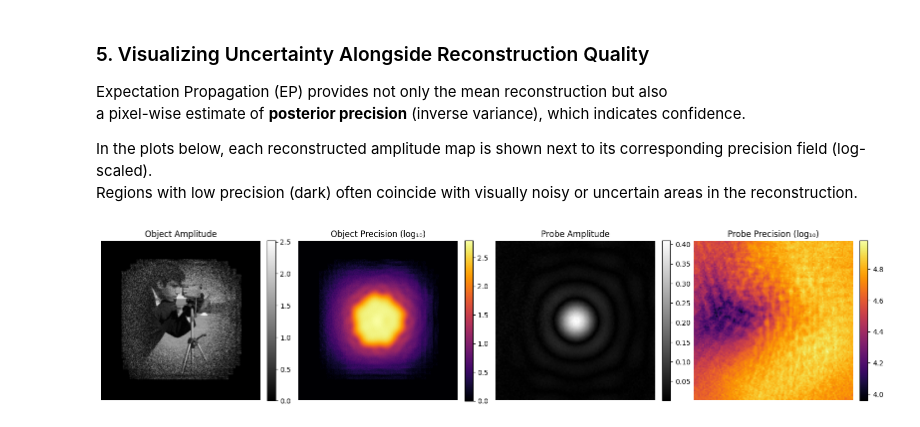
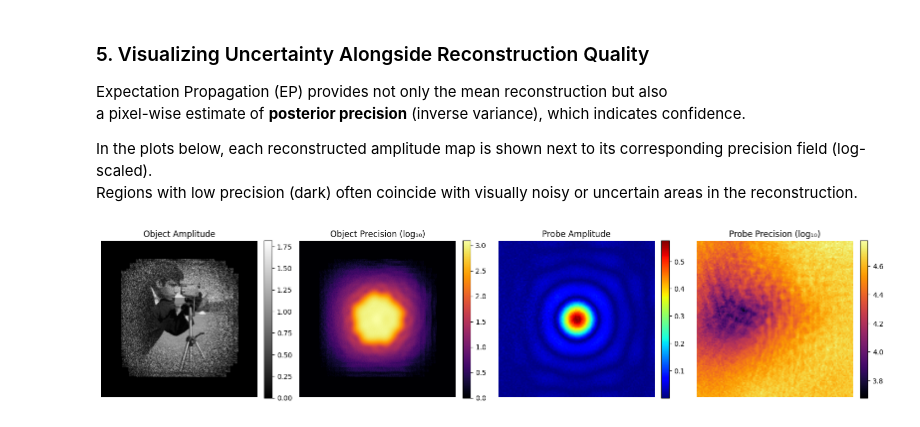
Before and after one commit to sacbow/gPIE, a Jupyter notebook: examples/notebooks/blind_ptychography_with_phase.ipynb, the cells around one changed output. Cells and saved outputs as stored; diff of their text form; code cells hidden in the pictures.

```diff
--- a/examples/notebooks/blind_ptychography_with_phase.ipynb
+++ b/examples/notebooks/blind_ptychography_with_phase.ipynb
@@ -210,7 +210,9 @@ g.generate_sample(rng=np.random.default_rng(seed=999), update_observed=True)
 # %% [markdown]
 ### 5. Run Inference
 # %%
-g.run(n_iter=100) # takes about 20 seconds in the developpers' laptop
+n_iter = 200
+
+g.run(n_iter=n_iter)
 # %%
 import matplotlib.pyplot as plt
 import numpy as np
@@ -278,32 +280,32 @@ prb_prec = prb_belief.precision()[0]
 
 # === Combine all 4 images in a single row ===
 fig, axes = plt.subplots(1, 4, figsize=(16, 4))
 
 # Object amplitude
 im0 = axes[0].imshow(np.abs(obj_est), cmap="gray")
 axes[0].set_title("Object Amplitude")
 axes[0].axis("off")
 plt.colorbar(im0, ax=axes[0], fraction=0.046, pad=0.04)
 
 # Object precision (log scale)
 im1 = axes[1].imshow(np.log10(obj_prec + 1e-12), cmap="inferno")
 axes[1].set_title("Object Precision (log₁₀)")
 axes[1].axis("off")
 plt.colorbar(im1, ax=axes[1], fraction=0.046, pad=0.04)
 
 # Probe amplitude
-im2 = axes[2].imshow(np.abs(prb_est), cmap="gray")
+im2 = axes[2].imshow(np.abs(prb_est), cmap="jet")
 axes[2].set_title("Probe Amplitude")
 axes[2].axis("off")
 plt.colorbar(im2, ax=axes[2], fraction=0.046, pad=0.04)
 
 # Probe precision (log scale)
 im3 = axes[3].imshow(np.log10(prb_prec + 1e-12), cmap="inferno")
 axes[3].set_title("Probe Precision (log₁₀)")
 axes[3].axis("off")
 plt.colorbar(im3, ax=axes[3], fraction=0.046, pad=0.04)
 
 plt.tight_layout()
 plt.show()
 # %% [output]
-[figure, old version]
+[figure, new version]
```
Also changed, not shown: parts of 2 cells of this notebook, 12 other files.
